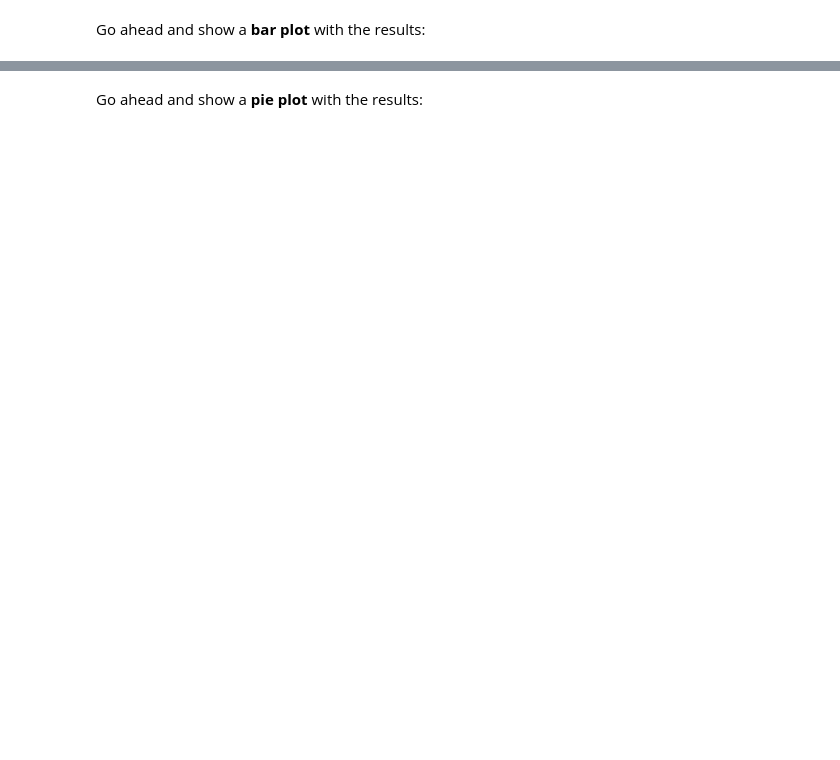
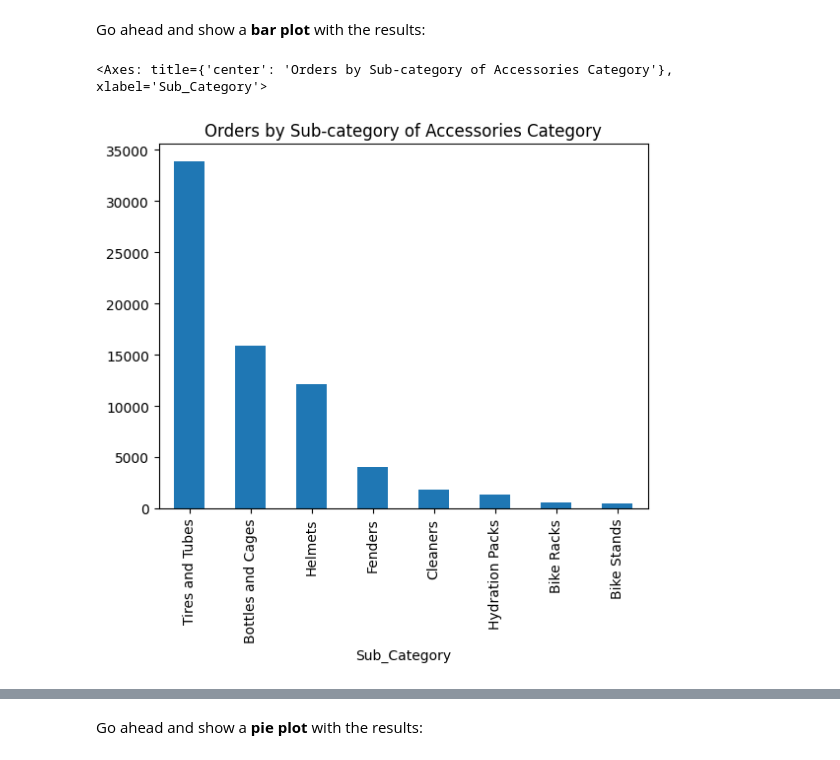
Before and after one commit to myllah/freecodecamp_data_analysis_with_python, a Jupyter notebook: 02 - Data Analysis Example A/Exercises_1.ipynb, the cells around one changed output, grey strips where cells are left out. Drawn from its saved outputs; the diff is of its cells as text; code cells hidden in the pictures; blank space fills up the shorter version.

```diff
--- a/02 - Data Analysis Example A/Exercises_1.ipynb
+++ b/02 - Data Analysis Example A/Exercises_1.ipynb
@@ -417,3 +476,9 @@ Go ahead and show a <b>bar plot</b> with the results:
+# %%
+# your code goes here
+sales.loc[sales['Product_Category'] == 'Accessories', 'Sub_Category'].value_counts().plot(kind='bar', title='Orders by Sub-category of Accessories Category')
+# %% [output]
+<Axes: title={'center': 'Orders by Sub-category of Accessories Category'}, xlabel='Sub_Category'>
+[figure, added]
 # %%
 accessories.plot(kind='bar', figsize=(14,6))
 # %% [markdown]
```
Also changed, not shown: parts of 15 cells of this notebook.
